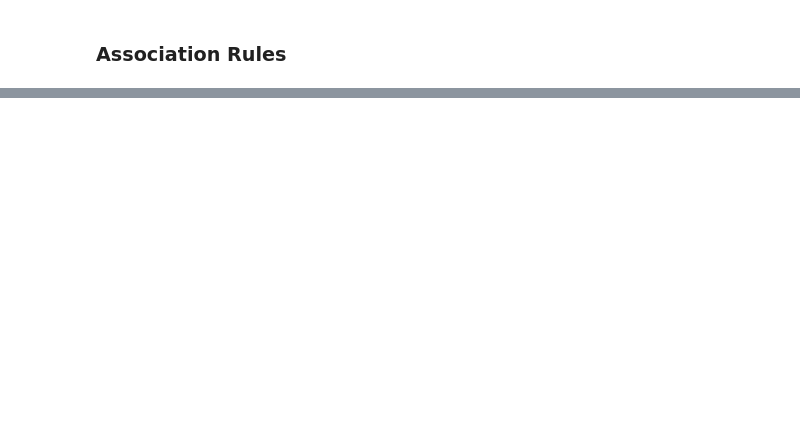
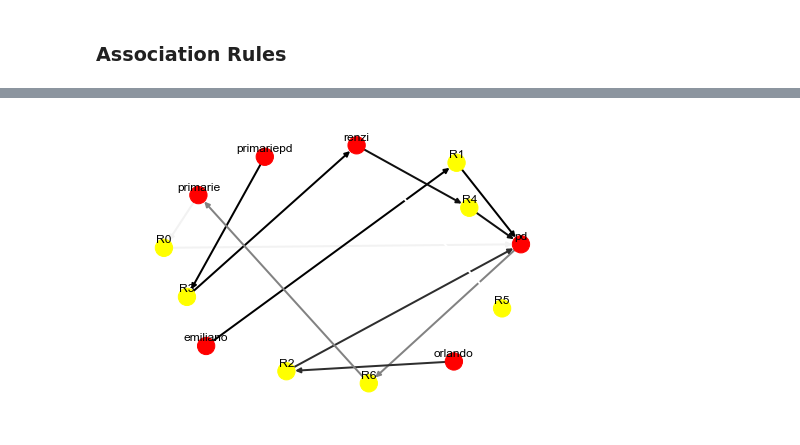
Before and after one commit to menghanhui/ADA-Project, a Jupyter notebook: Milestone2.ipynb, the cells around one changed output, grey strips where cells are left out. Cells and saved outputs as stored; diff of their text form; code cells hidden in the pictures; blank space fills up the shorter version.

```diff
--- a/Milestone2.ipynb
+++ b/Milestone2.ipynb
@@ -646,5 +764,7 @@ table = association_rules(frequent_items, metric="confidence", min_threshold=0.2
 table = table.sort_values(by=['confidence'],ascending= False)
 # %%
 pd = table[(table['antecedents'].apply(lambda x: 'pd' in str(x))) | (table['consequents'].apply(lambda x: 'pd' in str(x)))]
-strs=['R0', 'R1', 'R2', 'R3', 'R4', 'R5', 'R6', 'R7', 'R8', 'R9','R10', 'R11', 'R12', 'R13']
-draw_graph(pd, 14, strs)
+strs=['R0', 'R1', 'R2', 'R3', 'R4', 'R5', 'R6']
+draw_graph(pd, 7, strs)
+# %% [output]
+[figure, added]
```
Also changed, not shown: parts of 33 cells of this notebook, 17 other files.
